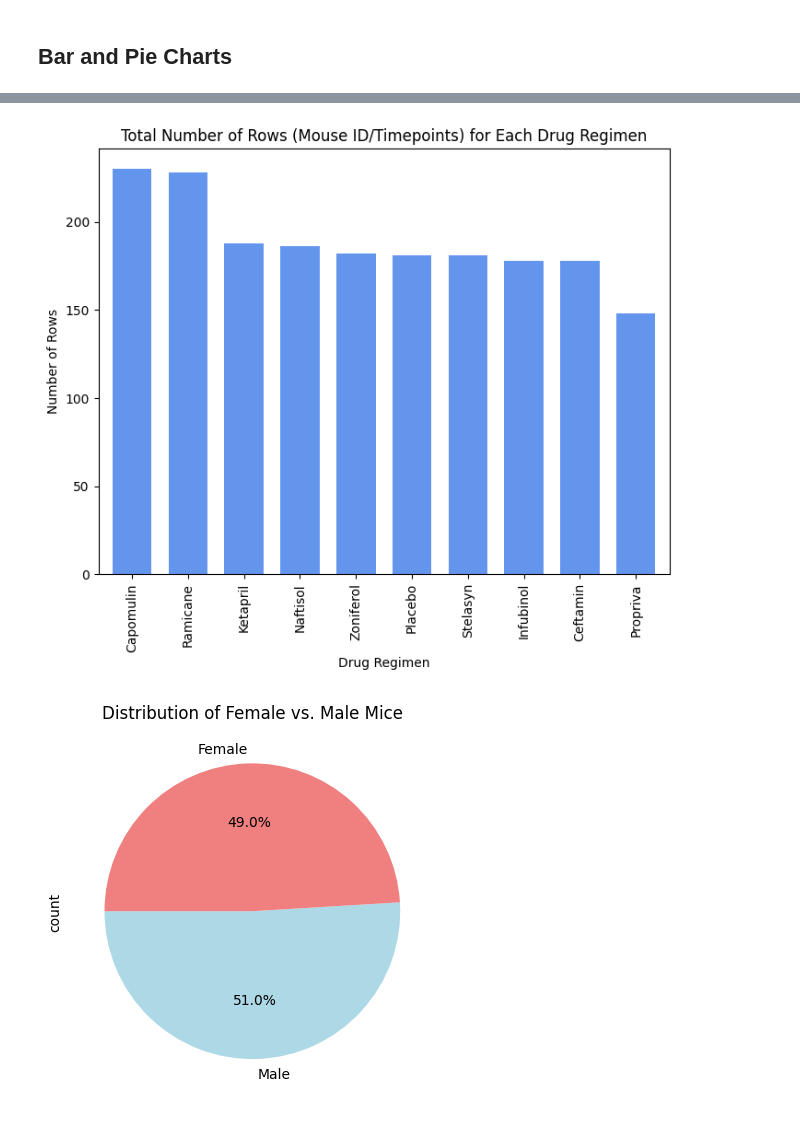
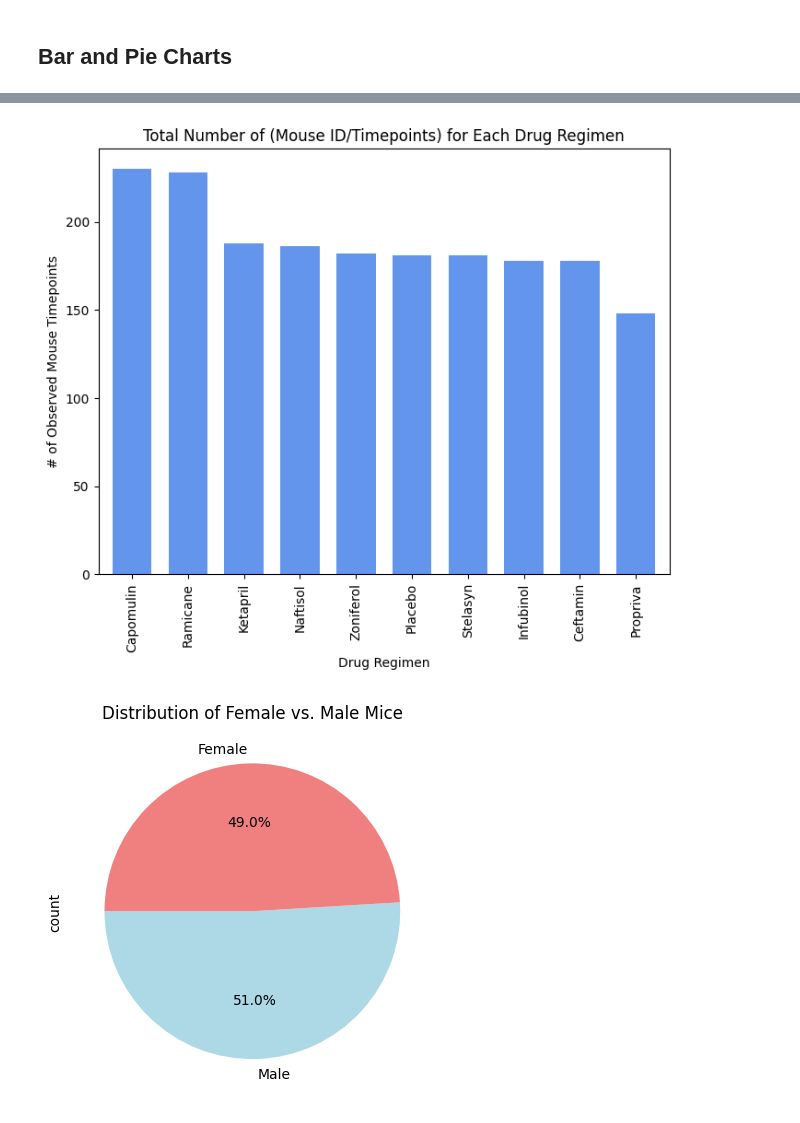
Before and after one commit to akhattaway/plot-challenge, a Jupyter notebook: Starter_Code_Module_5_Plot_Challenge/Pymaceuticals/pymaceuticals_starter.ipynb, the cells around one changed output, grey strips where cells are left out. Saved outputs shown, nothing was run; the diff lists cells and outputs as text; code cells hidden in the pictures.

```diff
--- a/Starter_Code_Module_5_Plot_Challenge/Pymaceuticals/pymaceuticals_starter.ipynb
+++ b/Starter_Code_Module_5_Plot_Challenge/Pymaceuticals/pymaceuticals_starter.ipynb
@@ -220,18 +196,17 @@ plt.show()
 # %%
 # Generate a bar plot showing the total number of rows (Mouse ID/Timepoints) for each drug regimen using pyplot.
 rows_per_regimen = filtered_mouse_study_df["Drug Regimen"].value_counts()
 rows_per_regimen.plot(kind="bar", color="cornflowerblue", align="center", figsize=(8, 6), width=0.7)
 
 # Set the title and labels
-plt.title("Total Number of Rows (Mouse ID/Timepoints) for Each Drug Regimen")
+plt.title("Total Number of (Mouse ID/Timepoints) for Each Drug Regimen")
 plt.xlabel("Drug Regimen")
-plt.ylabel("Number of Rows")
+plt.ylabel("# of Observed Mouse Timepoints")
 
 # Display the plot
-#plt.savefig(display_png)
 plt.show()
 # %% [output]
-[figure, old version]
+[figure, new version]
 # %%
 # Generate a pie plot showing the distribution of female versus male mice using Pandas
 
```
Also changed, not shown: parts of 9 cells of this notebook, 3 other files.
